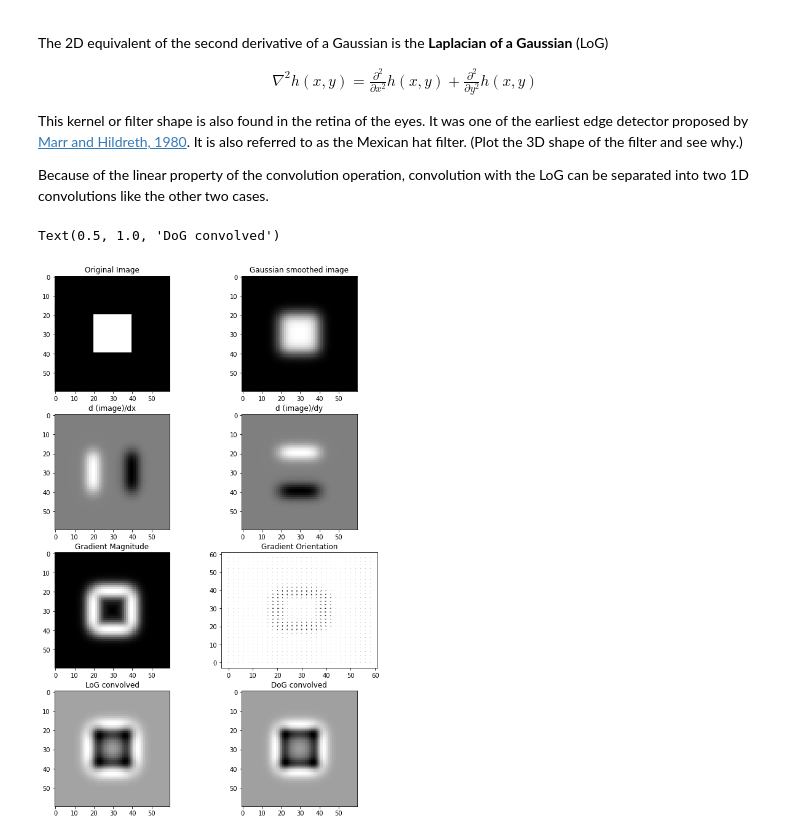
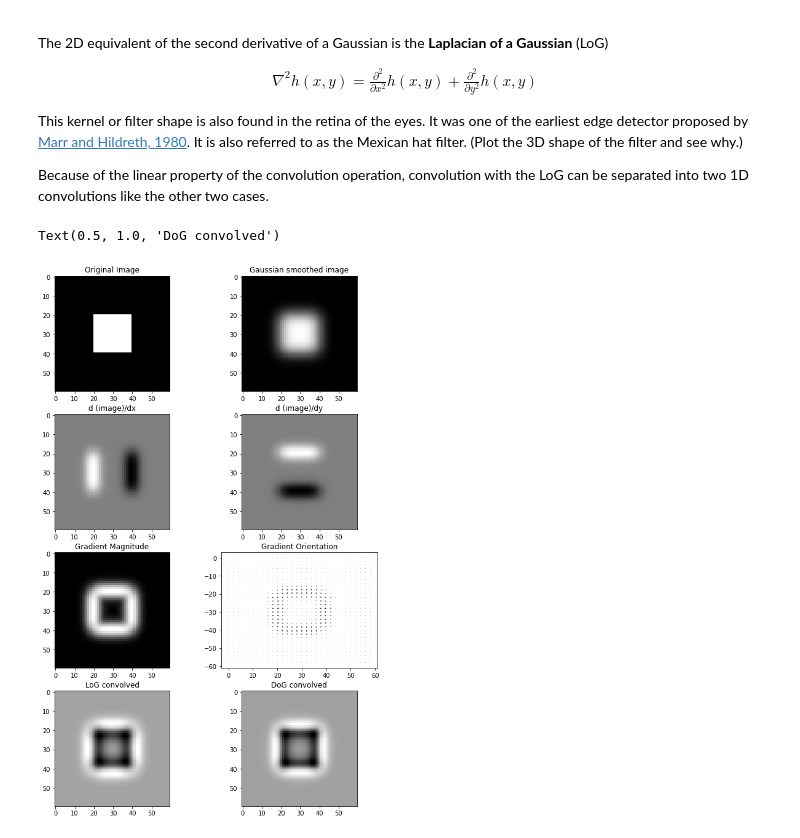
Before and after one commit to rfogarty/Computer-Vision-Course, a Jupyter notebook: Lecture_5_Linear_Filtering_and_Edges.ipynb, the cells around one changed output. Saved outputs shown, nothing was run; the diff lists cells and outputs as text; code cells hidden in the pictures.

```diff
--- a/Lecture_5_Linear_Filtering_and_Edges.ipynb
+++ b/Lecture_5_Linear_Filtering_and_Edges.ipynb
@@ -530,42 +530,42 @@ plt.subplot(5,2,3)
 plt.imshow(img, cmap='gray')
 plt.title ('Original Image')
 plt.subplot(5,2,4)
-plt.imshow(smoothed_image_3, cmap='gray')
+plt.imshow(smoothed_image_2, cmap='gray')
 plt.title ('Gaussian smoothed image')
 
 # Show image gradient
 plt.subplot(5,2, 5)
 plt.imshow(image_dx, cmap='gray')
 plt.title('d (image)/dx')
 plt.subplot(5,2, 6)
 plt.imshow(image_dy, cmap='gray')
 plt.title('d (image)/dy');
 
 # Show image gradient and orientation
 plt.subplot(5,2, 7)
 grad_mag = np.sqrt(image_dx*image_dx + image_dy*image_dy)+0.0001
 plt.imshow(grad_mag, cmap='gray')
 plt.title('Gradient Magnitude')
 plt.subplot(5,2, 8)
 # Show the gradient directions every 10th pixel otherwise it is too crowded.
 x = np.arange(0, img.shape[1], 2)
 y = np.arange(0, img.shape[0], 2)
 X, Y = np.meshgrid(x, y)
 cos_t = image_dx/grad_mag
 sin_t = image_dy/grad_mag
-plt.quiver(X, Y, image_dx[::2,::2], image_dy[::2,::2], scale=1 / 0.1)
+plt.quiver(X, -Y, image_dx[::2,::2], image_dy[::2,::2], scale=1 / 0.1)
 plt.title('Gradient Orientation');
 
 # Show Laplacian of Gaussian
 plt.subplot(5,2, 9)
 plt.imshow(image_log, cmap='gray')
 plt.title('LoG convolved')
 plt.subplot(5,2, 10)
 plt.imshow(smoothed_image_2 - smoothed_image_1, cmap='gray')
 plt.title('DoG convolved')
 # %% [output]
 Text(0.5, 1.0, 'DoG convolved')
-[figure, old version]
+[figure, new version]
 # %%
 from google.colab import drive
 drive.mount('/content/drive')
```
Also changed, not shown: parts of 4 cells of this notebook.
